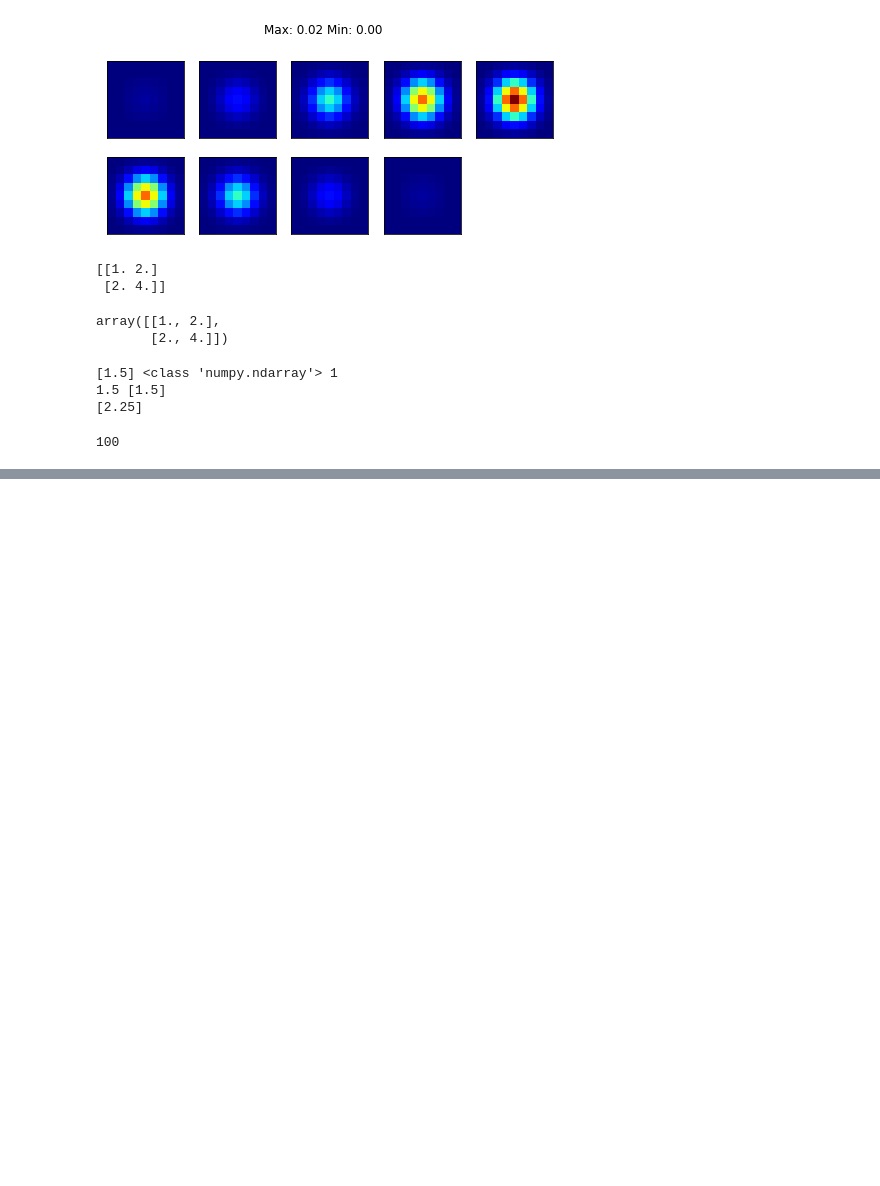
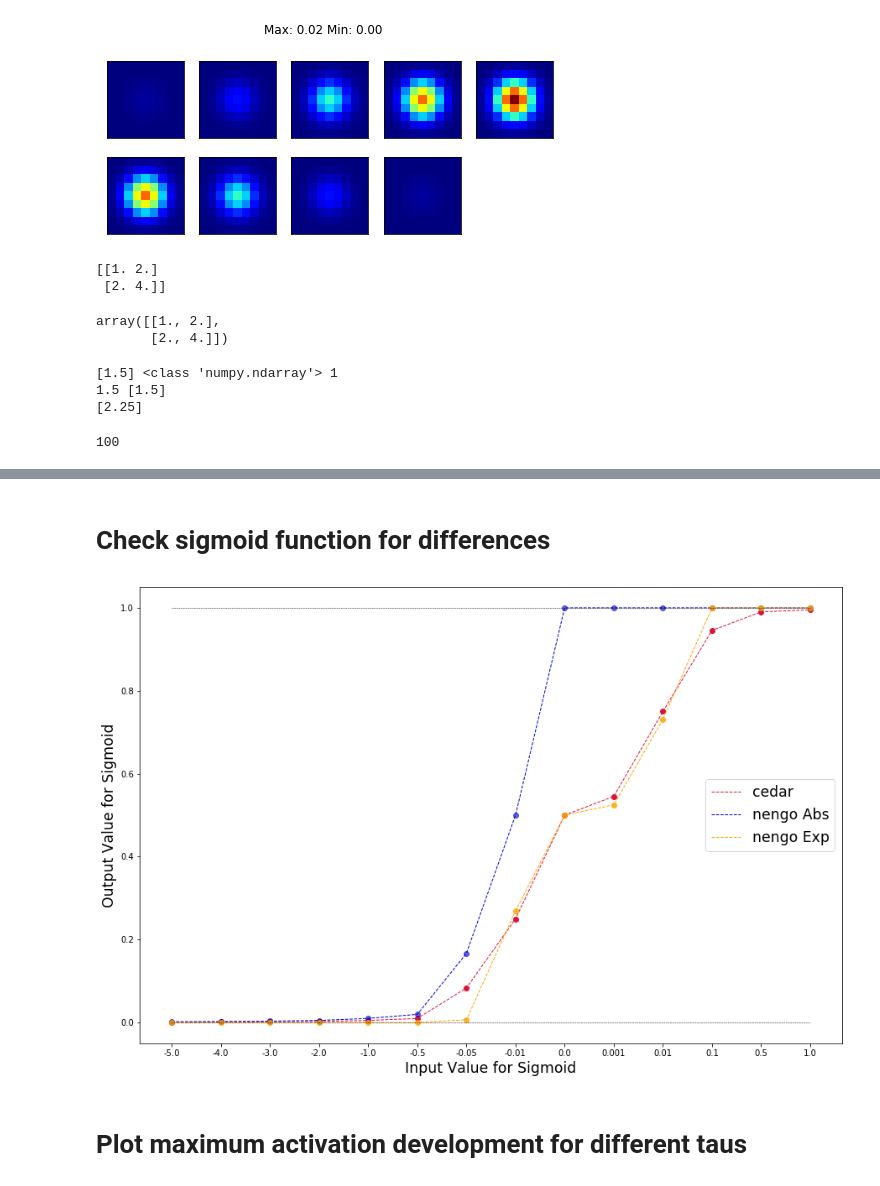
Before and after one commit to rturon/dft_in_nengo, a Jupyter notebook: neural_fields_testing.ipynb, the cells around one changed output, grey strips where cells are left out. Saved outputs shown, nothing was run; the diff lists cells and outputs as text; code cells hidden in the pictures; blank space fills up the shorter version.

Commit message:
neural fields done, sigmoid wrong

```diff
--- a/Convolution_testing.ipynb
+++ b/neural_fields_testing.ipynb
@@ -372,0 +343,43 @@ for i in range(10):
+# %% [markdown]
+# Check sigmoid function for differences
+# %%
+class AbsSigmoid(object):
+    def __init__(self, beta=100):
+        self.beta = beta
+    def __call__(self, x):
+        return 0.5 * (1 + self.beta * x) / (1 + self.beta * np.abs(x)) + 0.5
+
+class ExpSigmoid(object):
+    def __init__(self, beta=100):
+        self.beta = beta
+    def __call__(self, x):
+        return 1 / (1 + np.exp(- self.beta * x))
+# %%
+sigmoids_cedar = [0.001, 0.00125, 0.0017, 0.0025, 0.00495, 0.0098, 0.0833, 0.25, 0.5,
+                  0.5454, 0.75, 0.9455, 0.9902, 0.9951]
+sigmoid = AbsSigmoid(beta=100)
+vals = np.array([-5., -4., -3., -2., -1., -0.5, -0.05, -0.01, 0, 0.001, 0.01, 0.1, 0.5, 1.])
+sigmoids_nengo = sigmoid(vals)
+sigmoids_exp = ExpSigmoid()(vals)
+
+plt.figure(figsize=(15,10))
+vals_str = [str(val) for val in vals]
+plt.plot(vals_str, sigmoids_cedar, 'o', c='crimson')
+plt.plot(sigmoids_cedar, '--', c='crimson', linewidth=1, label='cedar')
+plt.plot(sigmoids_nengo, 'o', c='mediumblue', alpha=0.6)
+plt.plot(sigmoids_nengo, '--', c='mediumblue', linewidth=1, label='nengo Abs')
+plt.plot(sigmoids_exp, 'o', c='orange', alpha=0.8)
+plt.plot(sigmoids_exp, '--', c='orange', linewidth=1, label='nengo Exp')
+
+plt.plot([0,13],[1,1], '--', c='black', linewidth=0.5)
+plt.plot([0,13],[0,0], '--', c='black', linewidth=0.5)
+plt.xlabel('Input Value for Sigmoid', size='xx-large')
+plt.ylabel('Output Value for Sigmoid', size='xx-large')
+
+plt.legend(fontsize='xx-large')
+plt.savefig('../Plots/sigmoids.pdf')
+plt.show()
+# %% [output]
+[figure, added]
+# %% [markdown]
+# Plot maximum activation development for different taus
```
Also changed, not shown: parts of 8 cells of this notebook, 7 other files.
